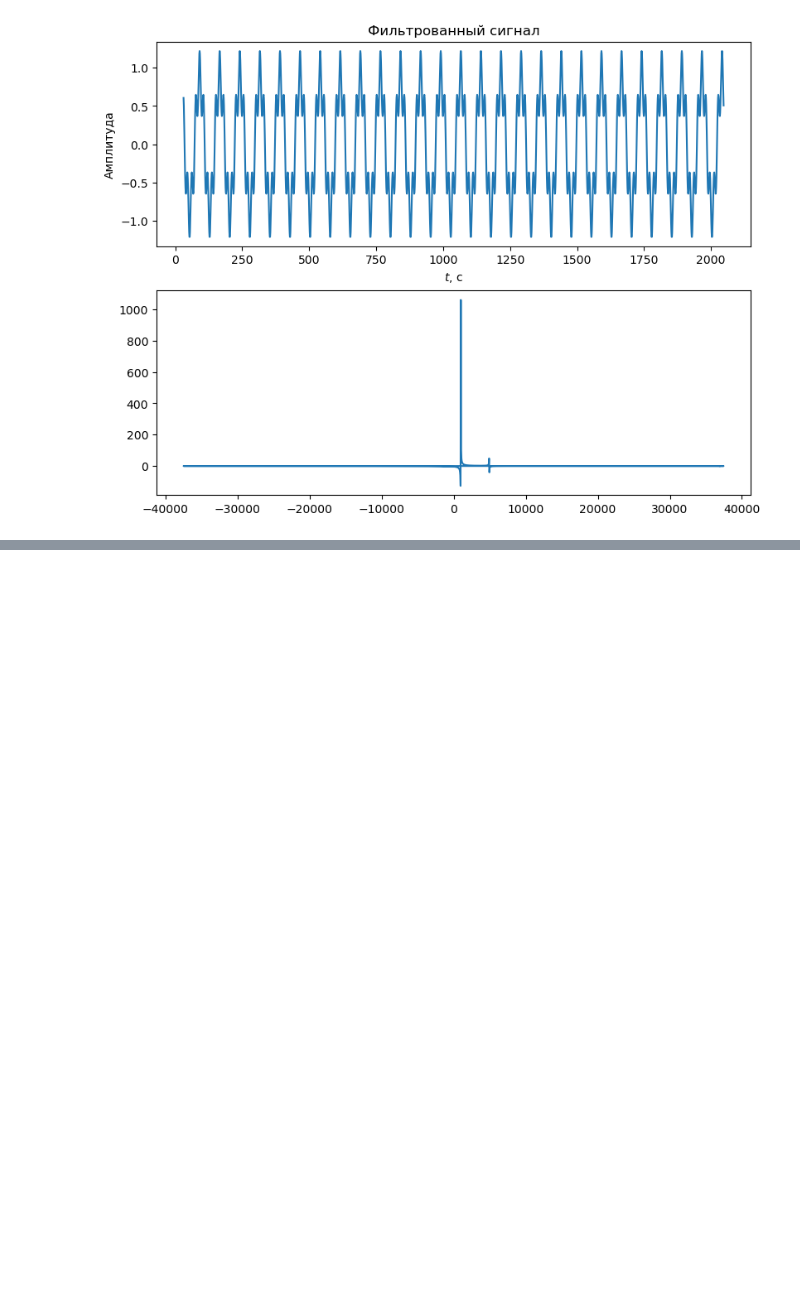
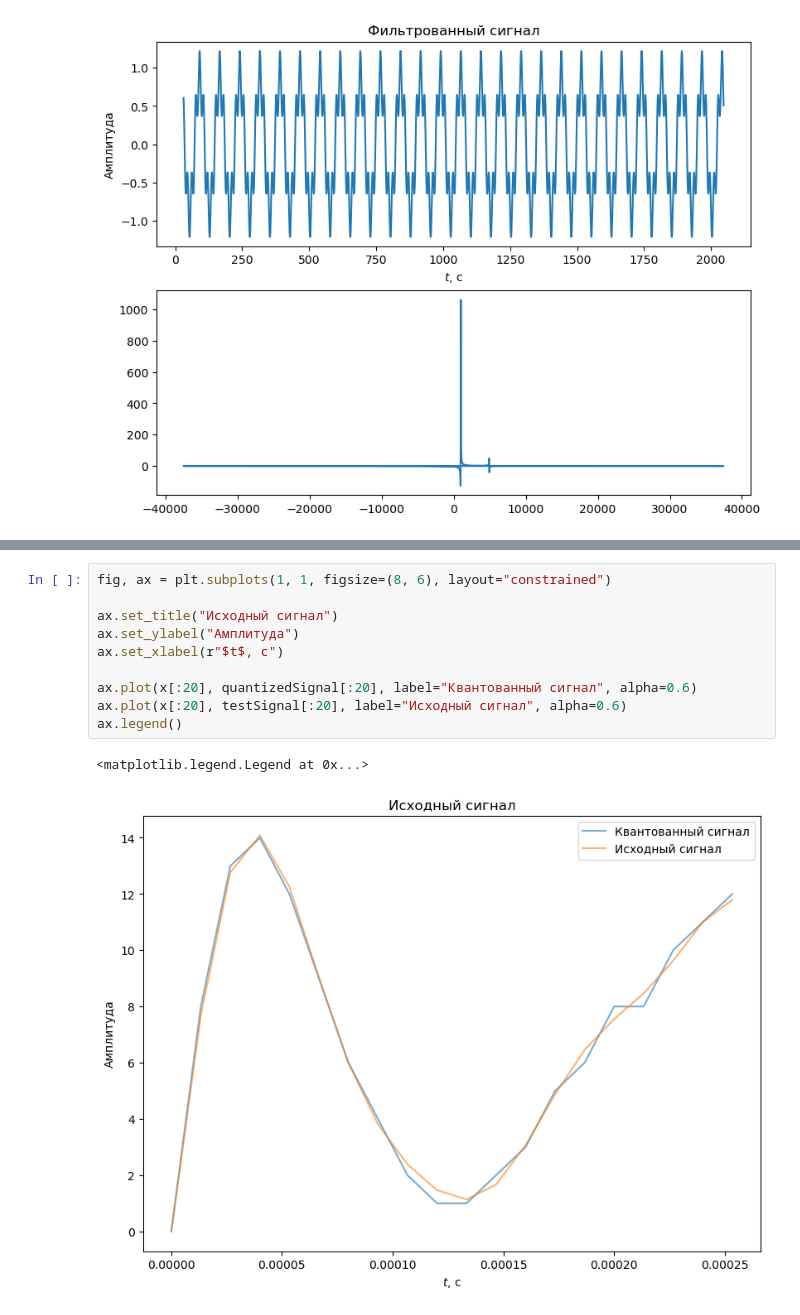
Before and after one commit to Otkuda/rtl-fir-filter, a Jupyter notebook: model/plots.ipynb, the cells around one changed output, grey strips where cells are left out. Drawn from its saved outputs; the diff is of its cells as text; blank space fills up the shorter version.

```diff
--- a/model/plots.ipynb
+++ b/model/plots.ipynb
@@ -225,0 +229,13 @@ ax2.plot(x[:15], testSignal[:15])
+# %%
+fig, ax = plt.subplots(1, 1, figsize=(8, 6), layout="constrained")
+
+ax.set_title("Исходный сигнал")
+ax.set_ylabel("Амплитуда")
+ax.set_xlabel(r"$t$, c")
+
+ax.plot(x[:20], quantizedSignal[:20], label="Квантованный сигнал", alpha=0.6)
+ax.plot(x[:20], testSignal[:20], label="Исходный сигнал", alpha=0.6)
+ax.legend()
+# %% [output]
+<matplotlib.legend.Legend at 0x...>
+[figure, added]
```
Also changed, not shown: parts of 1 cell of this notebook.
